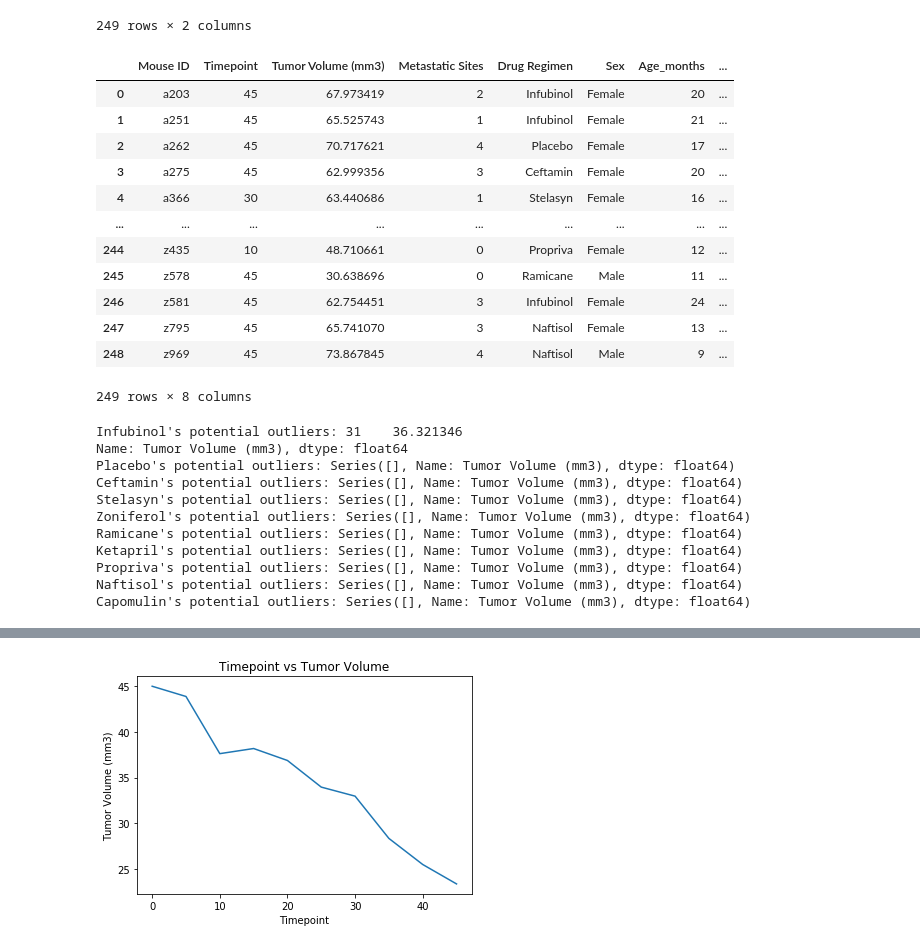
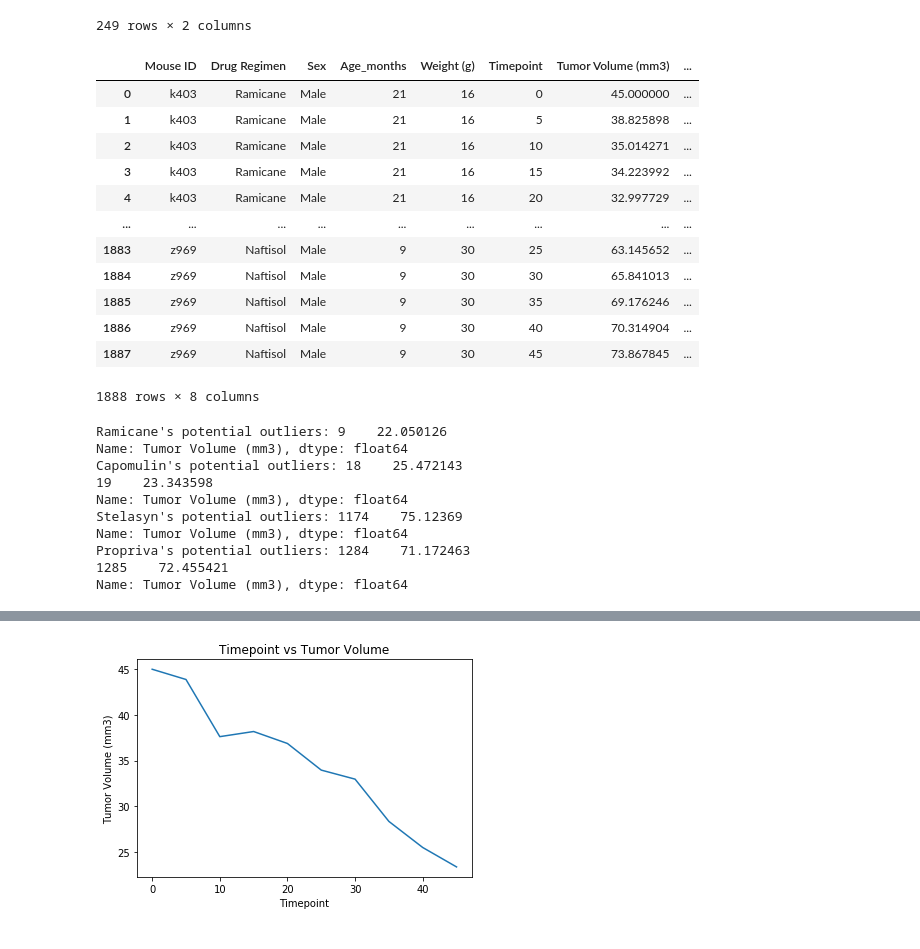
Before and after one commit to gotar1/Pymaceuticals, a Jupyter notebook: Pymaceuticals/pymaceuticals.ipynb, the cells around one changed output, grey strips where cells are left out. Saved outputs shown, nothing was run; the diff lists cells and outputs as text; code cells hidden in the pictures.

```diff
--- a/Pymaceuticals/pymaceuticals.ipynb
+++ b/Pymaceuticals/pymaceuticals.ipynb
@@ -13,8 +13,8 @@ study_results = pd.read_csv(study_results_filepath)
 # mice_count = len(mouse_metadata["Mouse ID"].value_counts())
 # mice_count
 
-combined_study_data = pd.merge(study_results, mouse_metadata, how="left", on=["Mouse ID", "Mouse ID"])
-combined_study_data.head()
+combined_study_data = pd.merge(mouse_metadata, study_results, how="left", on=["Mouse ID", "Mouse ID"])
+combined_study_data
 # mouse_metadata.tail()
-# study_results.tail()
+# study_results.head()
 # %% [output]
@@ -187,24 +202,25 @@ max_df
 | 248 | z969 | 45 |
 249 rows × 2 columns
 # %%
-max_merge = max_df.merge(clean_combined_data, on=['Mouse ID', 'Timepoint'], how="left")
+max_merge = clean_combined_data.merge(max_df, on=['Mouse ID', 'Timepoint'], how="left")
 max_merge
 # %% [output]
-|  | Mouse ID | Timepoint | Tumor Volume (mm3) | Metastatic Sites | Drug Regimen | Sex | Age_months | ... |
-| 0 | a203 | 45 | 67.973419 | 2 | Infubinol | Female | 20 | ... |
-| 1 | a251 | 45 | 65.525743 | 1 | Infubinol | Female | 21 | ... |
-| 2 | a262 | 45 | 70.717621 | 4 | Placebo | Female | 17 | ... |
-| 3 | a275 | 45 | 62.999356 | 3 | Ceftamin | Female | 20 | ... |
-| 4 | a366 | 30 | 63.440686 | 1 | Stelasyn | Female | 16 | ... |
+|  | Mouse ID | Drug Regimen | Sex | Age_months | Weight (g) | Timepoint | Tumor Volume (mm3) | ... |
+| 0 | k403 | Ramicane | Male | 21 | 16 | 0 | 45.000000 | ... |
+| 1 | k403 | Ramicane | Male | 21 | 16 | 5 | 38.825898 | ... |
+| 2 | k403 | Ramicane | Male | 21 | 16 | 10 | 35.014271 | ... |
+| 3 | k403 | Ramicane | Male | 21 | 16 | 15 | 34.223992 | ... |
+| 4 | k403 | Ramicane | Male | 21 | 16 | 20 | 32.997729 | ... |
 | ... | ... | ... | ... | ... | ... | ... | ... | ... |
-| 244 | z435 | 10 | 48.710661 | 0 | Propriva | Female | 12 | ... |
-| 245 | z578 | 45 | 30.638696 | 0 | Ramicane | Male | 11 | ... |
-| 246 | z581 | 45 | 62.754451 | 3 | Infubinol | Female | 24 | ... |
-| 247 | z795 | 45 | 65.741070 | 3 | Naftisol | Female | 13 | ... |
-| 248 | z969 | 45 | 73.867845 | 4 | Naftisol | Male | 9 | ... |
+| 1883 | z969 | Naftisol | Male | 9 | 30 | 25 | 63.145652 | ... |
+| 1884 | z969 | Naftisol | Male | 9 | 30 | 30 | 65.841013 | ... |
+| 1885 | z969 | Naftisol | Male | 9 | 30 | 35 | 69.176246 | ... |
+| 1886 | z969 | Naftisol | Male | 9 | 30 | 40 | 70.314904 | ... |
+| 1887 | z969 | Naftisol | Male | 9 | 30 | 45 | 73.867845 | ... |
-249 rows × 8 columns
+1888 rows × 8 columns
 # %%
-treatments_list = max_merge['Drug Regimen'].unique()
+# treatments_list = max_merge['Drug Regimen'].unique()
+treatments_list = ['Ramicane', 'Capomulin', 'Stelasyn', 'Propriva']
 tumor_vol_list = []
 for drug in treatments_list:
     final_tumor_vol = max_merge.loc[max_merge['Drug Regimen'] == drug, 'Tumor Volume (mm3)']
@@ -218,14 +234,13 @@ for drug in treatments_list:
     outliers = final_tumor_vol.loc[( final_tumor_vol < lower_bound)|( final_tumor_vol > upper_bound)]
     print(f"{drug}'s potential outliers: {outliers}")
 # %% [output]
-Infubinol's potential outliers: 31    36.321346
+Ramicane's potential outliers: 9    22.050126
 Name: Tumor Volume (mm3), dtype: float64
-Placebo's potential outliers: Series([], Name: Tumor Volume (mm3), dtype: float64)
-Ceftamin's potential outliers: Series([], Name: Tumor Volume (mm3), dtype: float64)
-Stelasyn's potential outliers: Series([], Name: Tumor Volume (mm3), dtype: float64)
-Zoniferol's potential outliers: Series([], Name: Tumor Volume (mm3), dtype: float64)
-Ramicane's potential outliers: Series([], Name: Tumor Volume (mm3), dtype: float64)
-Ketapril's potential outliers: Series([], Name: Tumor Volume (mm3), dtype: float64)
-Propriva's potential outliers: Series([], Name: Tumor Volume (mm3), dtype: float64)
-Naftisol's potential outliers: Series([], Name: Tumor Volume (mm3), dtype: float64)
-Capomulin's potential outliers: Series([], Name: Tumor Volume (mm3), dtype: float64)
+Capomulin's potential outliers: 18    25.472143
+19    23.343598
+Name: Tumor Volume (mm3), dtype: float64
+Stelasyn's potential outliers: 1174    75.12369
+Name: Tumor Volume (mm3), dtype: float64
+Propriva's potential outliers: 1284    71.172463
+1285    72.455421
+Name: Tumor Volume (mm3), dtype: float64
```
Also changed, not shown: parts of 10 cells of this notebook.
